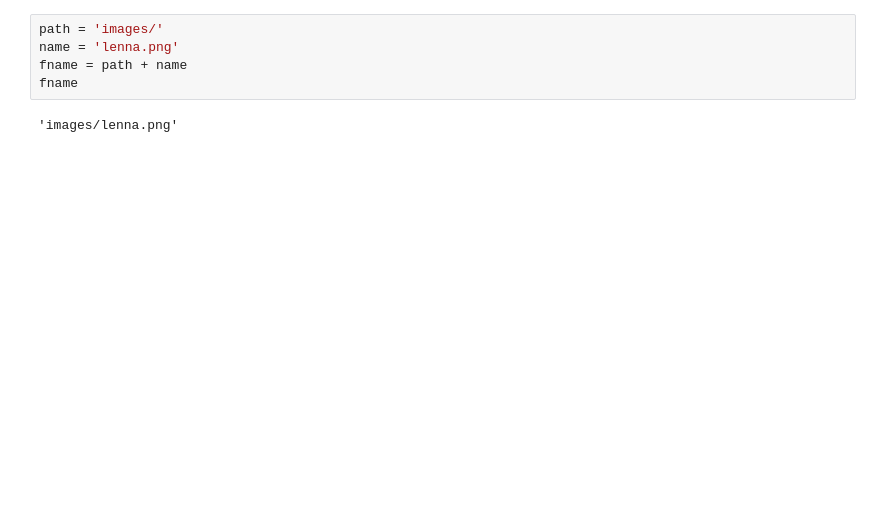
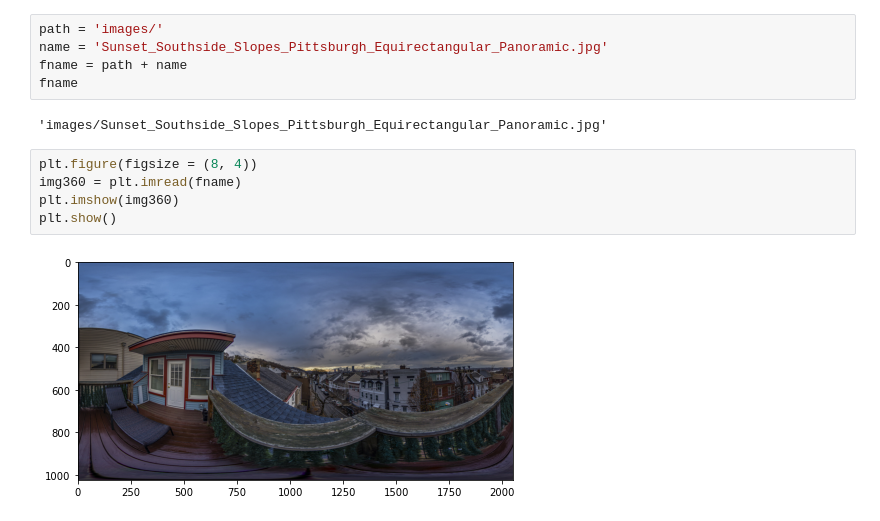
Before and after one commit to doublejv/INF1761-Computacao_Grafica, a Jupyter notebook: trab3/CG21_T3_Imagem360_JoaoVictorGalindo.ipynb, the cells around one changed output. Drawn from its saved outputs; the diff is of its cells as text; blank space fills up the shorter version.

```diff
--- a/trab3/CG21_T3_Imagem360_JoaoVictorGalindo.ipynb
+++ b/trab3/CG21_T3_Imagem360_JoaoVictorGalindo.ipynb
@@ -64,7 +133,14 @@ class Scene:
 # %%
 path = 'images/'
-name = 'lenna.png'
+name = 'Sunset_Southside_Slopes_Pittsburgh_Equirectangular_Panoramic.jpg'
 fname = path + name
 fname
 # %% [output]
-'images/lenna.png'
+'images/Sunset_Southside_Slopes_Pittsburgh_Equirectangular_Panoramic.jpg'
+# %%
+plt.figure(figsize = (8, 4))
+img360 = plt.imread(fname)
+plt.imshow(img360)
+plt.show()
+# %% [output]
+[figure, added]
```
Also changed, not shown: parts of 11 cells of this notebook, 4 other files.
